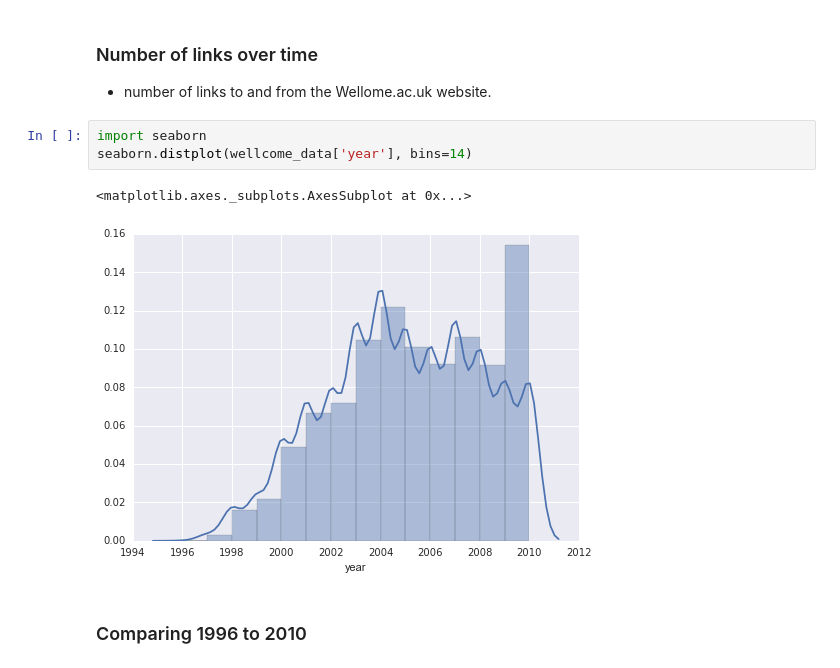
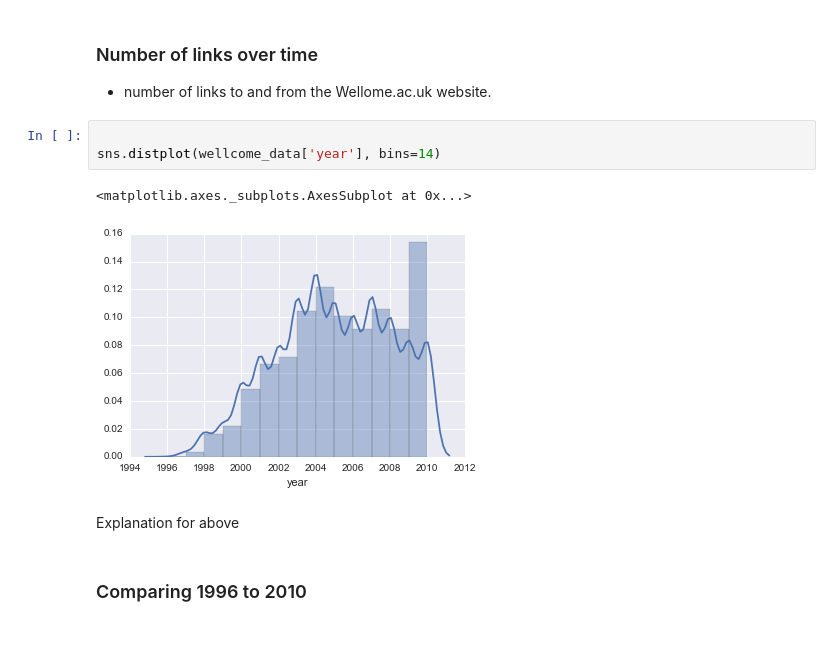
Before and after one commit to davanstrien/uk-web-archive-open-data-wellcome-project, a Jupyter notebook: Wellcome-linkage.ipynb, the cells around one changed output. Drawn from its saved outputs; the diff is of its cells as text; blank space fills up the shorter version.

```diff
--- a/Wellcome-linkage.ipynb
+++ b/Wellcome-linkage.ipynb
@@ -68,11 +89,13 @@ wellcome_data.sort_values(by='times-linked', ascending=0)[:20]
 
 * number of links to and from the Wellome.ac.uk website.
 # %%
-import seaborn
-seaborn.distplot(wellcome_data['year'], bins=14)
+
+sns.distplot(wellcome_data['year'], bins=14)
 # %% [output]
 <matplotlib.axes._subplots.AxesSubplot at 0x...>
-[figure, old version]
+[figure, new version]
+# %% [markdown]
+Explanation for above
 # %% [markdown]
 ### Comparing 1996 to 2010
 # %%
```
Also changed, not shown: parts of 9 cells of this notebook, 1 other file.
